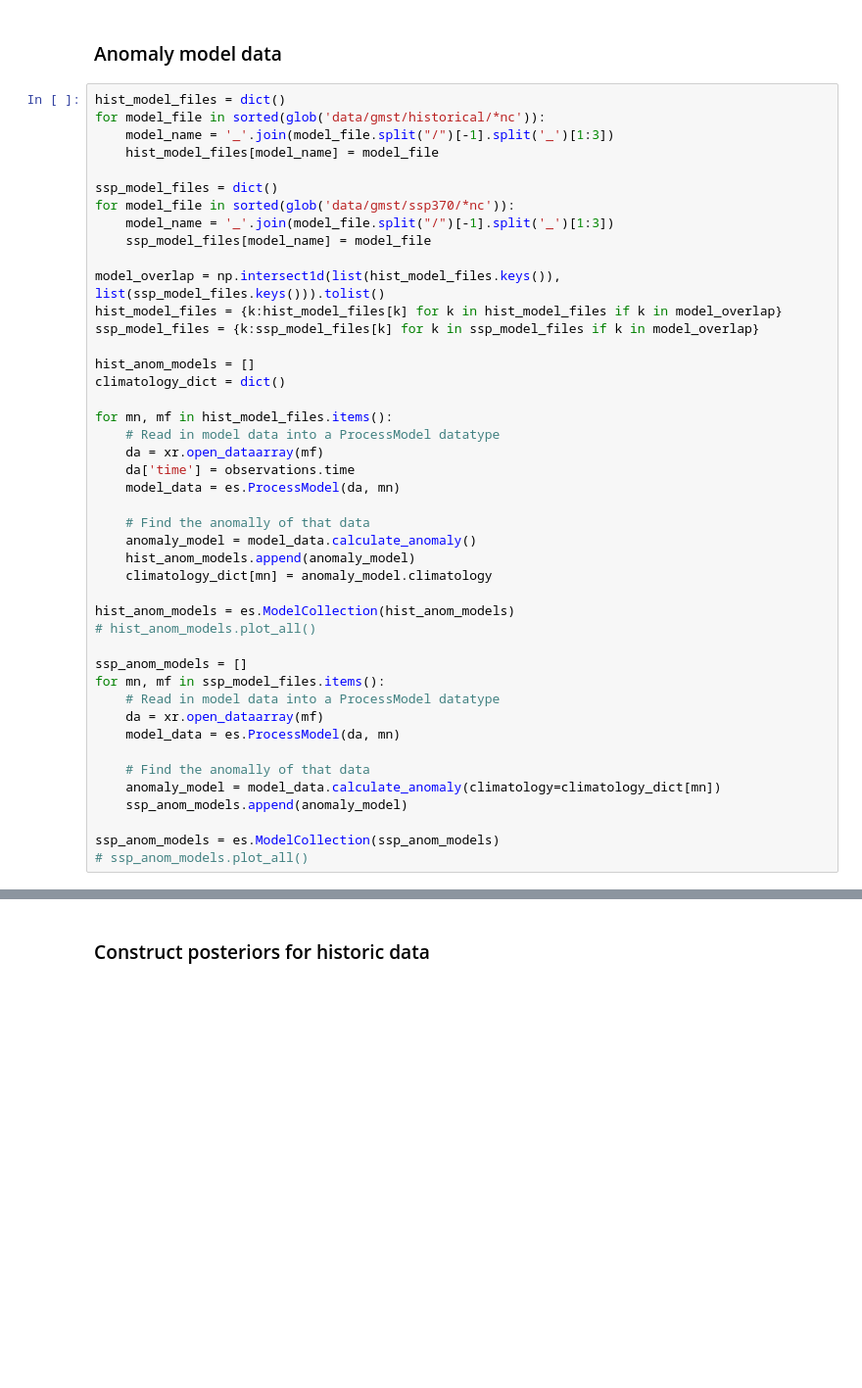
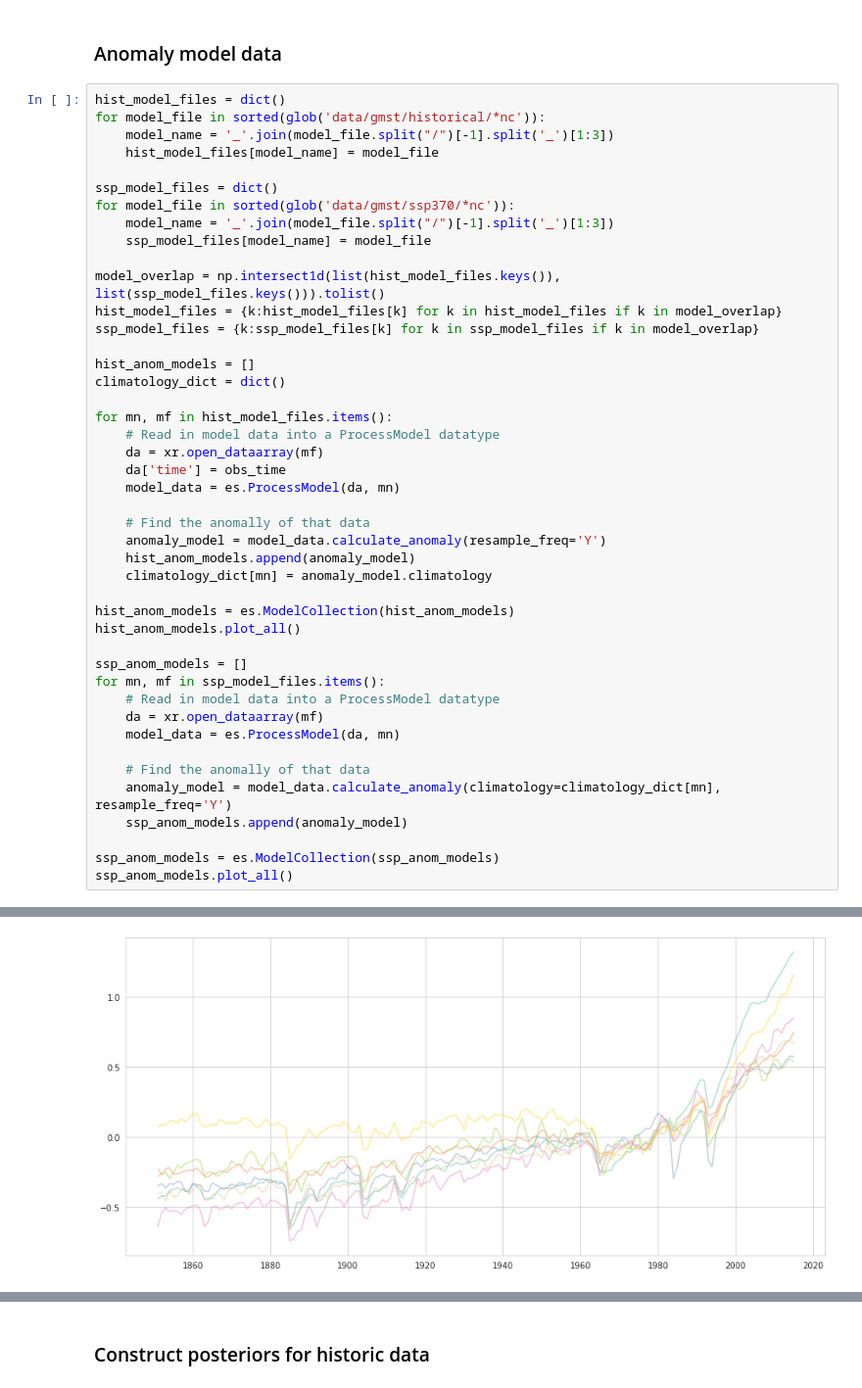
Before and after one commit to mattramos/bayesian_ensembling, a Jupyter notebook: experiments/figure2_xarray.ipynb, the cells around one changed output, grey strips where cells are left out. Shown: that part at 98% size. Saved outputs shown, nothing was run; the diff lists cells and outputs as text; blank space fills up the shorter version.

```diff
--- a/experiments/figure2_xarray.ipynb
+++ b/experiments/figure2_xarray.ipynb
@@ -55,16 +56,16 @@ climatology_dict = dict()
 for mn, mf in hist_model_files.items():
     # Read in model data into a ProcessModel datatype
     da = xr.open_dataarray(mf)
-    da['time'] = observations.time
+    da['time'] = obs_time
     model_data = es.ProcessModel(da, mn)
 
     # Find the anomally of that data
-    anomaly_model = model_data.calculate_anomaly()
+    anomaly_model = model_data.calculate_anomaly(resample_freq='Y')
     hist_anom_models.append(anomaly_model)
     climatology_dict[mn] = anomaly_model.climatology
 
 hist_anom_models = es.ModelCollection(hist_anom_models)
-# hist_anom_models.plot_all()
+hist_anom_models.plot_all()
 
 ssp_anom_models = []
 for mn, mf in ssp_model_files.items():
@@ -73,8 +74,9 @@ for mn, mf in ssp_model_files.items():
     model_data = es.ProcessModel(da, mn)
 
     # Find the anomally of that data
-    anomaly_model = model_data.calculate_anomaly(climatology=climatology_dict[mn])
+    anomaly_model = model_data.calculate_anomaly(climatology=climatology_dict[mn], resample_freq='Y')
     ssp_anom_models.append(anomaly_model)
 
 ssp_anom_models = es.ModelCollection(ssp_anom_models)
-# ssp_anom_models.plot_all()
+ssp_anom_models.plot_all()
+# %% [output]
@@ -80,0 +84 @@ ssp_anom_models = es.ModelCollection(ssp_anom_models)
+[figure, added]
```
Also changed, not shown: parts of 21 cells of this notebook, 11 other files.
